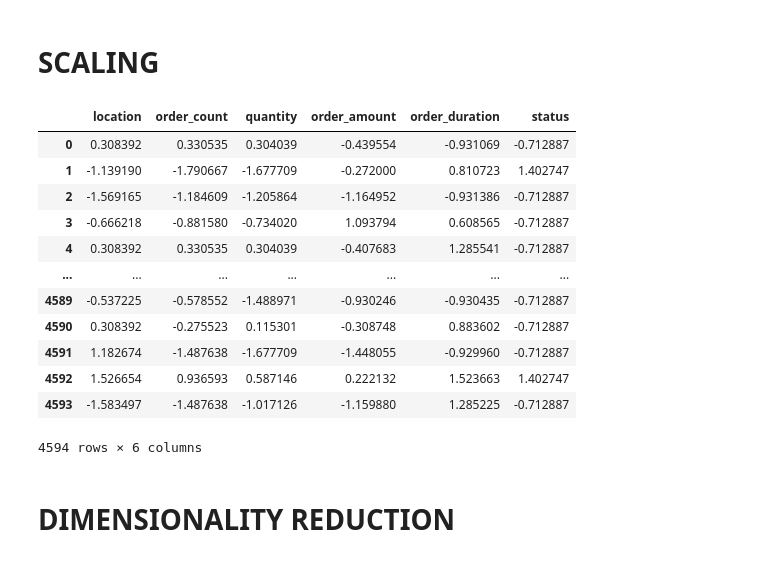
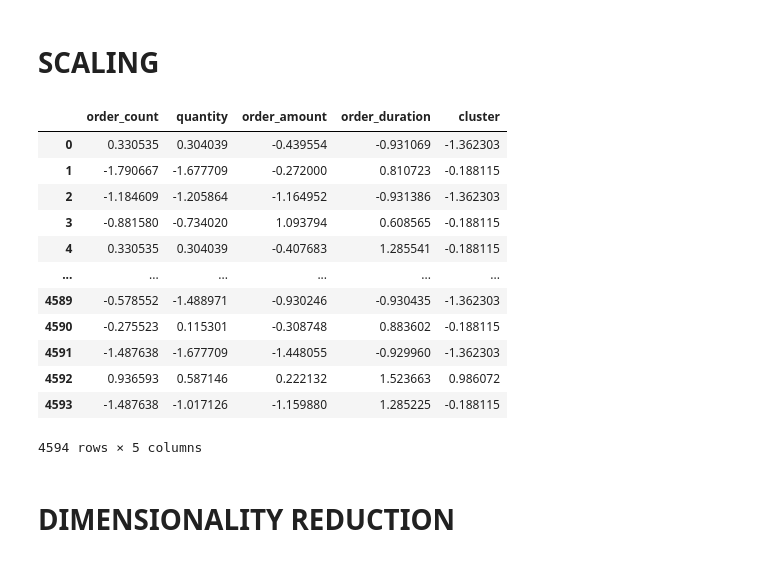
Before and after one commit to bjorn-sys/Shop-Smart-Analysis-and-Customer-Segmentation, a Jupyter notebook: shop sales and customer segmentation.ipynb, the cells around one changed output. Saved outputs shown, nothing was run; the diff lists cells and outputs as text; code cells hidden in the pictures.

```diff
--- a/shop sales and customer segmentation.ipynb
+++ b/shop sales and customer segmentation.ipynb
@@ -16,11 +16,11 @@ from mpl_toolkits.mplot3d import Axes3D
 # %% [markdown]
 *READING THE DATA SETS*
 # %%
-df_customers = pd.read_csv(r'C:\Users\USER\Desktop\PROJECTS\customers.csv')
-df_events= pd.read_csv(r'C:\Users\USER\Desktop\PROJECTS\events.csv')
-df_line_items = pd.read_csv(r'C:\Users\USER\Desktop\PROJECTS\line_items.csv')
-df_orders = pd.read_csv(r'C:\Users\USER\Desktop\PROJECTS\orders.csv')
-df_products = pd.read_csv(r'C:\Users\USER\Desktop\PROJECTS\products.csv')
+df_customers = pd.read_csv(r'C:\Users\USER\Desktop\main_projects\shop sales customer seg\customers.csv')
+df_events= pd.read_csv(r'C:\Users\USER\Desktop\main_projects\shop sales customer seg\events.csv')
+df_line_items = pd.read_csv(r'C:\Users\USER\Desktop\main_projects\shop sales customer seg\line_items.csv')
+df_orders = pd.read_csv(r'C:\Users\USER\Desktop\main_projects\shop sales customer seg\orders.csv')
+df_products = pd.read_csv(r'C:\Users\USER\Desktop\main_projects\shop sales customer seg\products.csv')
 print(df_customers.head())
 print()
 print(df_events.head())
@@ -236,7 +236,7 @@ df_feature.head()
 # %% [markdown]
 *CALCULATING THE ORDER DURATION FOR EACH CUSTOMER*
 # %%
-df_grouped = df.groupby(['customer_id', 'order_id', 'event_type']).agg({'event_timestamp':'min'})
+df_grouped = df_feature.groupby(['customer_id', 'order_id', 'event_type']).agg({'event_timestamp':'min'})
 df_grouped = df_grouped.unstack().reset_index()
 df_grouped.columns=[col[0] if col[1] == '' else col[0]+ '_' + col[1] for col in df_grouped.columns]
 
@@ -261,7 +261,7 @@ df_c_duration
 # %% [markdown]
 *CREATING SUCCESSFUL CHECKOUT DATA FRAME*
 # %%
-df_checkout_success = df[(df['event_type'] == 'checkout')&(df['status']=='success')]
+df_checkout_success = df_feature[(df_feature['event_type'] == 'checkout')&(df_feature['status']=='success')]
 df_checkout_success = df_checkout_success.groupby('customer_id').agg({'location':'first','order_id':'count','quantity':'sum', 'order_amount':'sum'}).reset_index()
 df_checkout_success = df_checkout_success.rename({"order_id":"order_count"}, axis=1)
 df_checkout_success = df_checkout_success.merge(df_c_duration, on='customer_id', how='inner')
@@ -277,7 +277,7 @@ df_checkout_success.head()
 # %% [markdown]
 *CREATING A FAILED / CANCELLED DATAFRAME*
 # %%
-df_checkout_failed = df[(df['event_type'] == 'checkout')&(df['status']!='success')]  # subset foe checkout successful
+df_checkout_failed = df_feature[(df_feature['event_type'] == 'checkout')&(df_feature['status']!='success')]  # subset foe checkout successful
 df_checkout_failed = df_checkout_failed.groupby('customer_id').agg({'location':'first','order_id':'count','quantity':'sum', 'order_amount':'sum'}).reset_index() # aggregating the columns
 df_checkout_failed = df_checkout_failed.rename({"order_id":"order_count"}, axis=1)   # renaming the order id
 df_checkout_failed = df_checkout_failed.merge(df_c_duration, on='customer_id', how='inner') # merging the datasets
@@ -826,23 +826,23 @@ categorical_df = df_model[categorical_columns]
 # %%
 #df_model.drop(columns='order_duration_hours', axis=1, inplace=True)
 scaler = StandardScaler()
-X = scaler.fit_transform(df_model)
-scaled_df = pd.DataFrame(data=X, columns = df_model.columns)
+scaled_numerical = scaler.fit_transform(numerical_df)
+scaled_df = pd.DataFrame(data=scaled_numerical, columns = numerical_df.columns)
 scaled_df
 # %% [output]
-|  | location | order_count | quantity | order_amount | order_duration | status |
-| 0 | 0.308392 | 0.330535 | 0.304039 | -0.439554 | -0.931069 | -0.712887 |
-| 1 | -1.139190 | -1.790667 | -1.677709 | -0.272000 | 0.810723 | 1.402747 |
-| 2 | -1.569165 | -1.184609 | -1.205864 | -1.164952 | -0.931386 | -0.712887 |
-| 3 | -0.666218 | -0.881580 | -0.734020 | 1.093794 | 0.608565 | -0.712887 |
-| 4 | 0.308392 | 0.330535 | 0.304039 | -0.407683 | 1.285541 | -0.712887 |
-| ... | ... | ... | ... | ... | ... | ... |
-| 4589 | -0.537225 | -0.578552 | -1.488971 | -0.930246 | -0.930435 | -0.712887 |
-| 4590 | 0.308392 | -0.275523 | 0.115301 | -0.308748 | 0.883602 | -0.712887 |
-| 4591 | 1.182674 | -1.487638 | -1.677709 | -1.448055 | -0.929960 | -0.712887 |
-| 4592 | 1.526654 | 0.936593 | 0.587146 | 0.222132 | 1.523663 | 1.402747 |
-| 4593 | -1.583497 | -1.487638 | -1.017126 | -1.159880 | 1.285225 | -0.712887 |
+|  | order_count | quantity | order_amount | order_duration | cluster |
+| 0 | 0.330535 | 0.304039 | -0.439554 | -0.931069 | -1.362303 |
+| 1 | -1.790667 | -1.677709 | -0.272000 | 0.810723 | -0.188115 |
+| 2 | -1.184609 | -1.205864 | -1.164952 | -0.931386 | -1.362303 |
+| 3 | -0.881580 | -0.734020 | 1.093794 | 0.608565 | -0.188115 |
+| 4 | 0.330535 | 0.304039 | -0.407683 | 1.285541 | -0.188115 |
+| ... | ... | ... | ... | ... | ... |
+| 4589 | -0.578552 | -1.488971 | -0.930246 | -0.930435 | -1.362303 |
+| 4590 | -0.275523 | 0.115301 | -0.308748 | 0.883602 | -0.188115 |
+| 4591 | -1.487638 | -1.677709 | -1.448055 | -0.929960 | -1.362303 |
+| 4592 | 0.936593 | 0.587146 | 0.222132 | 1.523663 | 0.986072 |
+| 4593 | -1.487638 | -1.017126 | -1.159880 | 1.285225 | -0.188115 |
-4594 rows × 6 columns
+4594 rows × 5 columns
 # %% [markdown]
 # DIMENSIONALITY REDUCTION #
 # %% [markdown]
```
Also changed, not shown: parts of 13 cells of this notebook, 9 other files.
